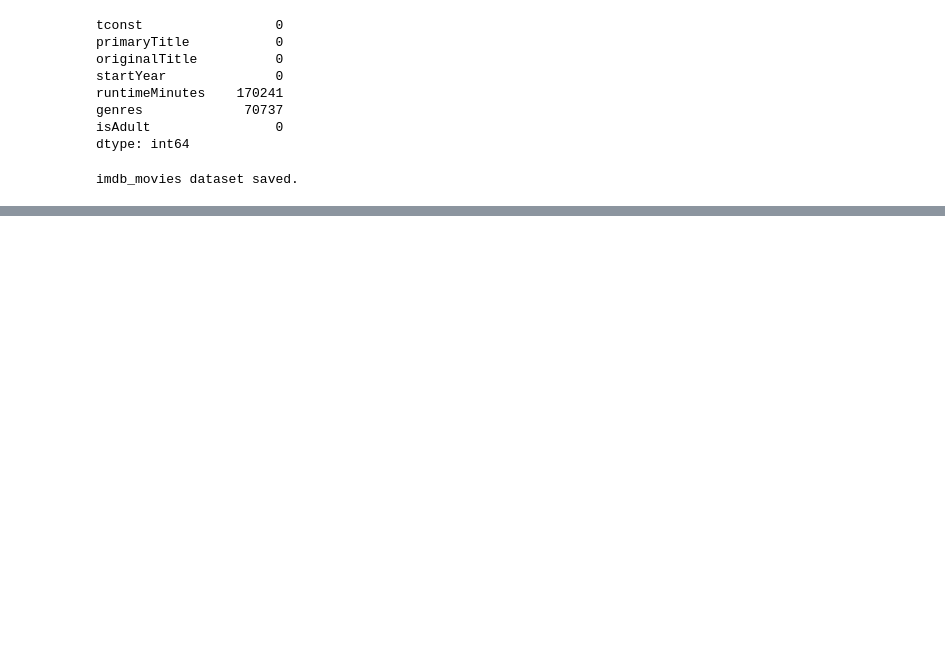
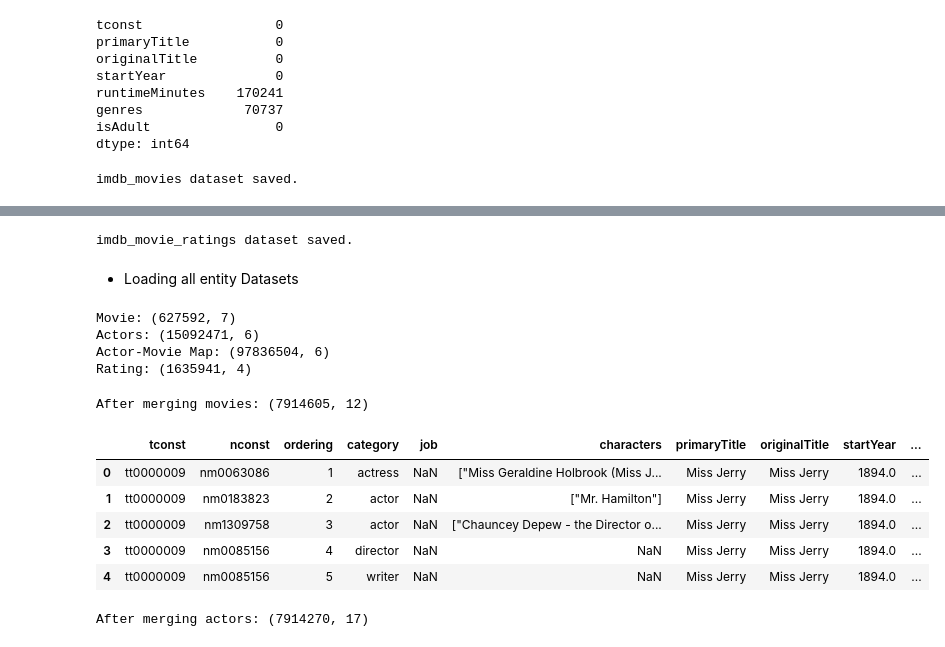
Before and after one commit to tejfaster/My-Movies, a Jupyter notebook: notebooks/imdb_master_dataset.ipynb, the cells around one changed output, grey strips where cells are left out. Saved outputs shown, nothing was run; the diff lists cells and outputs as text; code cells hidden in the pictures; blank space fills up the shorter version.

Commit message:
v2 Phase 1 complete: Built IMDb entity layer and master dataset (7.9M rows)

```diff
--- a/notebooks/imdb_master_dataset.ipynb
+++ b/notebooks/imdb_master_dataset.ipynb
@@ -76,0 +119,8 @@ imdb_movies dataset saved.
+# %%
+output_dir = Path("../data/processed")
+actors.to_csv(
+    output_dir / "imdb_actors.csv",
+    index=False
+)
+
+print("imdb_actors dataset saved.")
@@ -76,0 +209,54 @@ imdb_movies dataset saved.
+# %%
+movie_ratings.to_csv(
+    output_dir / "imdb_movie_ratings.csv",
+    index=False
+)
+
+print("imdb_movie_ratings dataset saved.")
+# %% [output]
+imdb_movie_ratings dataset saved.
+# %% [markdown]
+* Loading all entity Datasets
+# %%
+movies = pd.read_csv(output_dir / "imdb_movies.csv")
+actors = pd.read_csv(output_dir / "imdb_actors.csv")
+actor_movie_map = pd.read_csv(output_dir / "imdb_actor_movie_map.csv")
+movie_ratings = pd.read_csv(output_dir / "imdb_movie_ratings.csv")
+
+print("Movie:",movies.shape)
+print("Actors:",actors.shape)
+print("Actor-Movie Map:",actor_movie_map.shape)
+print("Rating:",movie_ratings.shape)
+# %% [output]
+Movie: (627592, 7)
+Actors: (15092471, 6)
+Actor-Movie Map: (97836504, 6)
+Rating: (1635941, 4)
+# %%
+master = actor_movie_map.merge(
+    movies,
+    on = "tconst",
+    how = "inner"
+)
+print("After merging movies:",master.shape)
+# %% [output]
+After merging movies: (7914605, 12)
+# %%
+master.head()
+# %% [output]
+|  | tconst | nconst | ordering | category | job | characters | primaryTitle | originalTitle | startYear | ... |
+| 0 | tt0000009 | nm0063086 | 1 | actress | NaN | ["Miss Geraldine Holbrook (Miss J... | Miss Jerry | Miss Jerry | 1894.0 | ... |
+| 1 | tt0000009 | nm0183823 | 2 | actor | NaN | ["Mr. Hamilton"] | Miss Jerry | Miss Jerry | 1894.0 | ... |
+| 2 | tt0000009 | nm1309758 | 3 | actor | NaN | ["Chauncey Depew - the Director o... | Miss Jerry | Miss Jerry | 1894.0 | ... |
+| 3 | tt0000009 | nm0085156 | 4 | director | NaN | NaN | Miss Jerry | Miss Jerry | 1894.0 | ... |
+| 4 | tt0000009 | nm0085156 | 5 | writer | NaN | NaN | Miss Jerry | Miss Jerry | 1894.0 | ... |
+# %%
+master = master.merge(
+    actors,
+    on="nconst",
+    how="inner"
+)
+
+print("After merging actors:",master.shape)
+# %% [output]
+After merging actors: (7914270, 17)
```
Also changed, not shown: parts of 27 cells of this notebook, 1 other file.
